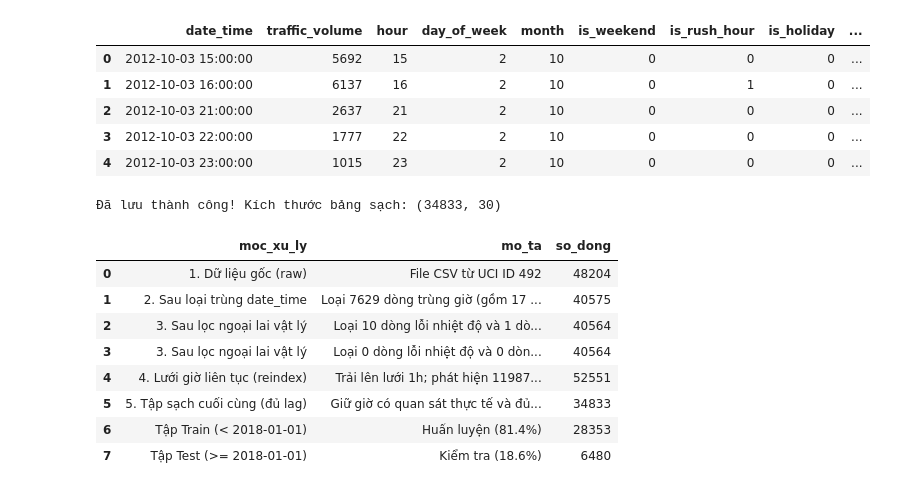
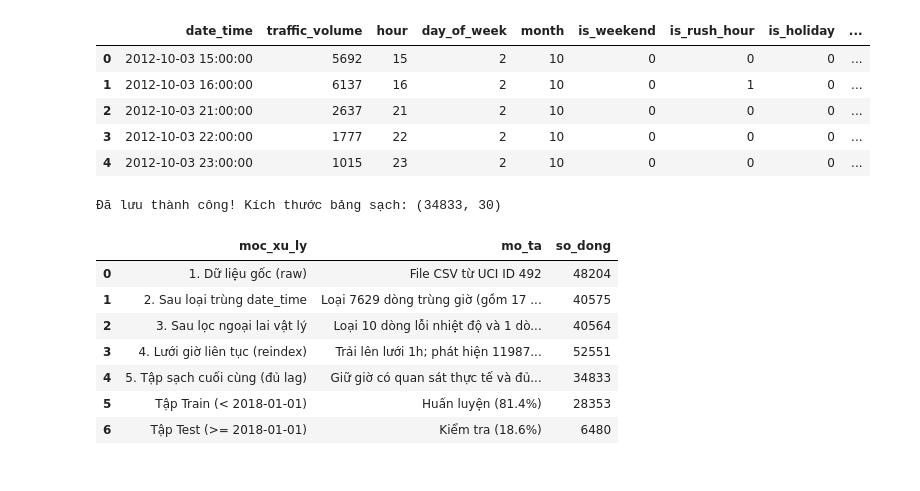
Before and after one commit to duchihi06/btl_nh-m_3, a Jupyter notebook: code/note_02.ipynb, the cells around one changed output. Cells and saved outputs as stored; diff of their text form; code cells hidden in the pictures.

```diff
--- a/code/note_02.ipynb
+++ b/code/note_02.ipynb
@@ -230,7 +230,7 @@ df_out = df_clean[
     ["date_time", "traffic_volume"] + FEATURES_B + ["weather_main", "holiday"]
 ]
 df_out.to_parquet(
-    os.path.join(PROCESSED_DIR, "traffic_features.parquet"), index=False
+    os.path.join(PROCESSED_DIR, "clean_data.parquet"), index=False
 )
 
 # 2. Lưu cấu hình Bộ đặc trưng A & B ra file JSON
@@ -241,37 +241,36 @@ feature_sets = {
     "FEATURES_A": FEATURES_A,
     "FEATURES_B": FEATURES_B,
     "TEST_START": "2018-01-01",
 }
 with open(
-    os.path.join(PROCESSED_DIR, "feature_sets.json"), "w", encoding="utf-8"
+    os.path.join(PROCESSED_DIR, "clean_data.json"), "w", encoding="utf-8"
 ) as f:
   json.dump(feature_sets, f, indent=2)
 
 # 3. Ghi thêm số dòng Train / Test và in bảng tổng kết
 n_train = int((df_out["date_time"] < TEST_START).sum())
 preprocessing_log += [
     {
         "moc_xu_ly": "Tập Train (< 2018-01-01)",
         "mo_ta": "Huấn luyện (81.4%)",
         "so_dong": n_train,
     },
     {
         "moc_xu_ly": "Tập Test (>= 2018-01-01)",
         "mo_ta": "Kiểm tra (18.6%)",
         "so_dong": len(df_out) - n_train,
     },
 ]
 
 print("Đã lưu thành công! Kích thước bảng sạch:", df_out.shape)
-pd.DataFrame(preprocessing_log)
+pd.DataFrame(preprocessing_log).drop_duplicates(subset=["moc_xu_ly"], keep="first").reset_index(drop=True)
 # %% [output]
 Đã lưu thành công! Kích thước bảng sạch: (34833, 30)
 |  | moc_xu_ly | mo_ta | so_dong |
 | 0 | 1. Dữ liệu gốc (raw) | File CSV từ UCI ID 492 | 48204 |
 | 1 | 2. Sau loại trùng date_time | Loại 7629 dòng trùng giờ (gồm 17 ... | 40575 |
 | 2 | 3. Sau lọc ngoại lai vật lý | Loại 10 dòng lỗi nhiệt độ và 1 dò... | 40564 |
-| 3 | 3. Sau lọc ngoại lai vật lý | Loại 0 dòng lỗi nhiệt độ và 0 dòn... | 40564 |
-| 4 | 4. Lưới giờ liên tục (reindex) | Trải lên lưới 1h; phát hiện 11987... | 52551 |
-| 5 | 5. Tập sạch cuối cùng (đủ lag) | Giữ giờ có quan sát thực tế và đủ... | 34833 |
-| 6 | Tập Train (< 2018-01-01) | Huấn luyện (81.4%) | 28353 |
-| 7 | Tập Test (>= 2018-01-01) | Kiểm tra (18.6%) | 6480 |
+| 3 | 4. Lưới giờ liên tục (reindex) | Trải lên lưới 1h; phát hiện 11987... | 52551 |
+| 4 | 5. Tập sạch cuối cùng (đủ lag) | Giữ giờ có quan sát thực tế và đủ... | 34833 |
+| 5 | Tập Train (< 2018-01-01) | Huấn luyện (81.4%) | 28353 |
+| 6 | Tập Test (>= 2018-01-01) | Kiểm tra (18.6%) | 6480 |
```
Also changed, not shown: parts of 3 cells of this notebook, 10 other files.
